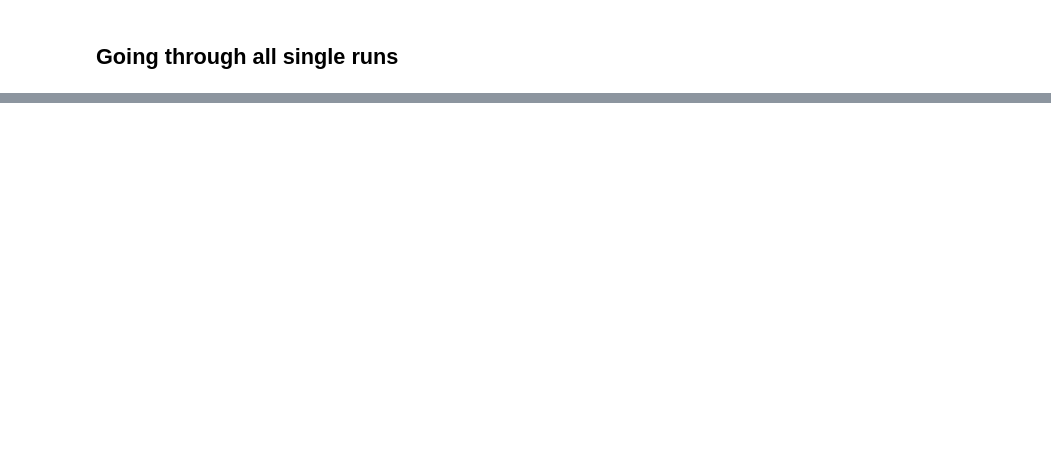
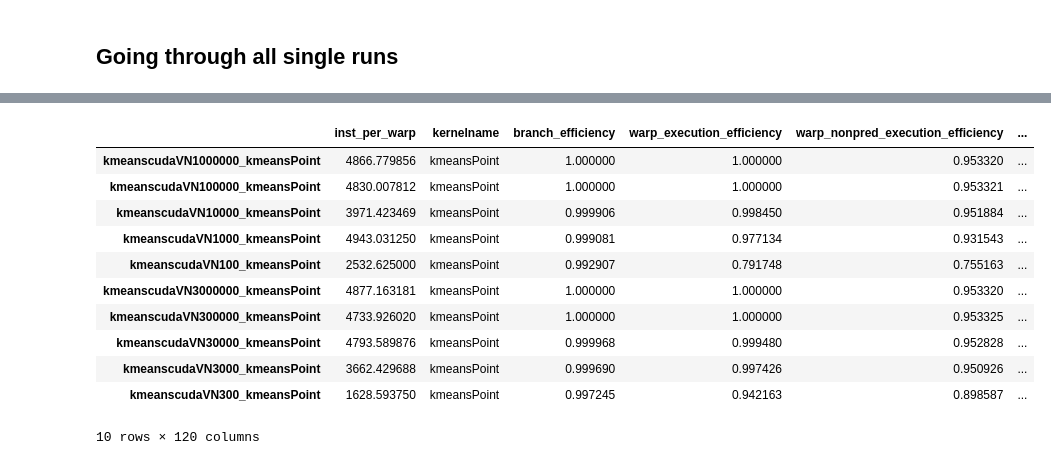
Before and after one commit to YulianaGomez/power, a Jupyter notebook: nvidia_gpus/all_apps/ArchitectureVP_PCA.ipynb, the cells around one changed output, grey strips where cells are left out. Drawn from its saved outputs; the diff is of its cells as text; code cells hidden in the pictures; blank space fills up the shorter version.

```diff
--- a/nvidia_gpus/all_apps/ArchitectureVP_PCA.ipynb
+++ b/nvidia_gpus/all_apps/ArchitectureVP_PCA.ipynb
@@ -200,3 +208,21 @@ for name, color in colors.items():
     else:
         all_colors.append(name)
 #print(all_colors)
+# %%
+km_bool = df['kernelname'] == 'kmeansPoint'
+v100_bool = df['Architecture'] == 'V100'
+
+df[ km_bool & v100_bool ]
+# %% [output]
+|  | inst_per_warp | kernelname | branch_efficiency | warp_execution_efficiency | warp_nonpred_execution_efficiency | ... |
+| kmeanscudaVN1000000_kmeansPoint | 4866.779856 | kmeansPoint | 1.000000 | 1.000000 | 0.953320 | ... |
+| kmeanscudaVN100000_kmeansPoint | 4830.007812 | kmeansPoint | 1.000000 | 1.000000 | 0.953321 | ... |
+| kmeanscudaVN10000_kmeansPoint | 3971.423469 | kmeansPoint | 0.999906 | 0.998450 | 0.951884 | ... |
+| kmeanscudaVN1000_kmeansPoint | 4943.031250 | kmeansPoint | 0.999081 | 0.977134 | 0.931543 | ... |
+| kmeanscudaVN100_kmeansPoint | 2532.625000 | kmeansPoint | 0.992907 | 0.791748 | 0.755163 | ... |
+| kmeanscudaVN3000000_kmeansPoint | 4877.163181 | kmeansPoint | 1.000000 | 1.000000 | 0.953320 | ... |
+| kmeanscudaVN300000_kmeansPoint | 4733.926020 | kmeansPoint | 1.000000 | 1.000000 | 0.953325 | ... |
+| kmeanscudaVN30000_kmeansPoint | 4793.589876 | kmeansPoint | 0.999968 | 0.999480 | 0.952828 | ... |
+| kmeanscudaVN3000_kmeansPoint | 3662.429688 | kmeansPoint | 0.999690 | 0.997426 | 0.950926 | ... |
+| kmeanscudaVN300_kmeansPoint | 1628.593750 | kmeansPoint | 0.997245 | 0.942163 | 0.898587 | ... |
+10 rows × 120 columns
```
Also changed, not shown: parts of 7 cells of this notebook.
